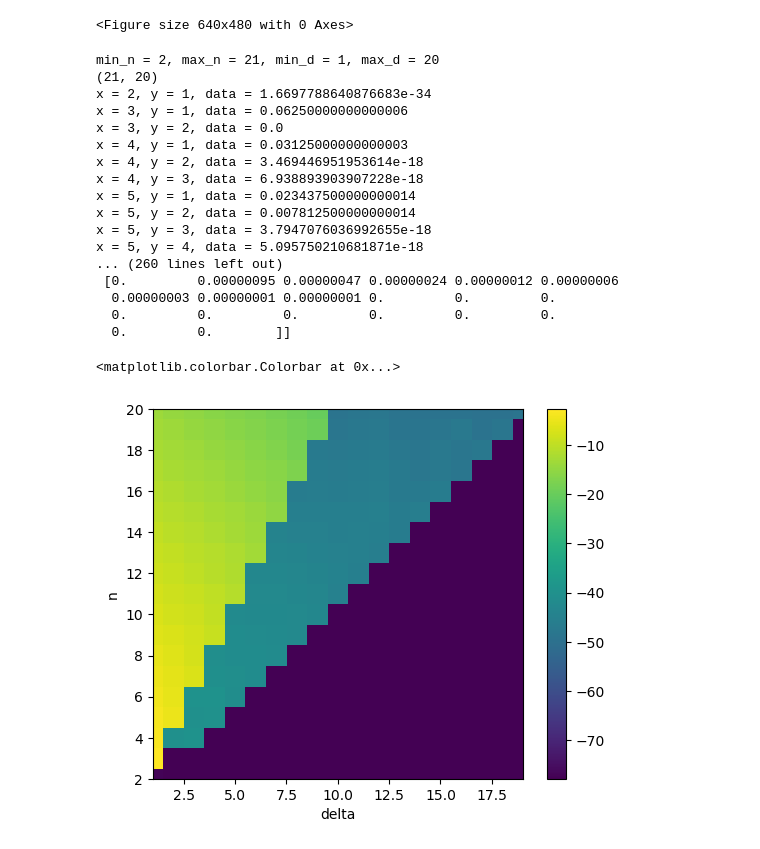
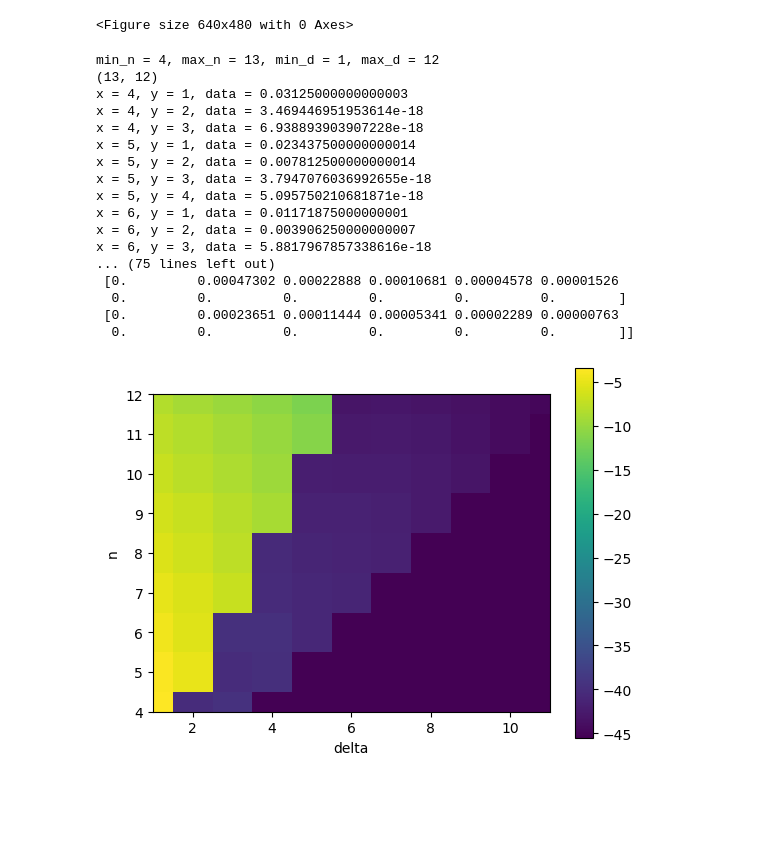
Before and after one commit to JuliuszSyrewicz/quantumFactorization, a Jupyter notebook: QFT.ipynb, the cells around one changed output. Saved outputs shown, nothing was run; the diff lists cells and outputs as text; code cells hidden in the pictures; blank space fills up the shorter version.

```diff
--- a/QFT.ipynb
+++ b/QFT.ipynb
@@ -169,56 +48,24 @@ ac.draw(output="mpl", fold=-1)
 [figure]
 [figure]
 <Figure size 640x480 with 0 Axes>
-# %%
-from numpy import genfromtxt
-my_data = genfromtxt('txt/errors2-20.txt', delimiter=',')
-my_data = my_data[1:,:]
-
-max_n = np.max(my_data[:, 0]).astype(int) + 1
-max_d = np.max(my_data[:, 1]).astype(int) + 1
-min_n = np.min(my_data[:, 0]).astype(int)
-min_d = np.min(my_data[:, 1]).astype(int)
-
-print("min_n = {}, max_n = {}, min_d = {}, max_d = {}".format(min_n, max_n, min_d, max_d))
-errors = np.zeros((max_n, max_d))# + sys.float_info.min
-print(errors.shape)
-
-for datum in my_data:
-    n = datum[0].astype(int)
-    d = datum[1].astype(int)
-    print("x = {}, y = {}, data = {}".format(n, d, datum[2]))
-    errors[n][d] = datum[2]
-
-# errors = errors[min_n:,min_d:]
-ma = errors[errors != 0]
-errors += np.min(ma)
-print(errors)
-plt.imshow(np.log(errors))
-ax = plt.gca()
-ax.invert_yaxis()
-ax.set_ylim(min_n, max_n - 1)
-ax.set_ylabel("n")
-ax.set_xlim(min_d, max_d - 1)
-ax.set_xlabel("delta")
-
-plt.colorbar()
-# %% [output]
-min_n = 2, max_n = 21, min_d = 1, max_d = 20
-(21, 20)
-x = 2, y = 1, data = 1.6697788640876683e-34
-x = 3, y = 1, data = 0.06250000000000006
-x = 3, y = 2, data = 0.0
-x = 4, y = 1, data = 0.03125000000000003
-x = 4, y = 2, data = 3.469446951953614e-18
-x = 4, y = 3, data = 6.938893903907228e-18
-x = 5, y = 1, data = 0.023437500000000014
-x = 5, y = 2, data = 0.007812500000000014
-x = 5, y = 3, data = 3.7947076036992655e-18
-x = 5, y = 4, data = 5.095750210681871e-18
-... (260 lines left out)
- [0.         0.00000095 0.00000047 0.00000024 0.00000012 0.00000006
-  0.00000003 0.00000001 0.00000001 0.         0.         0.
-  0.         0.         0.         0.         0.         0.
-  0.         0.        ]]
-<matplotlib.colorbar.Colorbar at 0x...>
-[figure, removed]
+# %%
+plotErrorsFromFile("txt/errors4-12.txt")
+# %% [output]
+min_n = 4, max_n = 13, min_d = 1, max_d = 12
+(13, 12)
+x = 4, y = 1, data = 0.03125000000000003
+x = 4, y = 2, data = 3.469446951953614e-18
+x = 4, y = 3, data = 6.938893903907228e-18
+x = 5, y = 1, data = 0.023437500000000014
+x = 5, y = 2, data = 0.007812500000000014
+x = 5, y = 3, data = 3.7947076036992655e-18
+x = 5, y = 4, data = 5.095750210681871e-18
+x = 6, y = 1, data = 0.01171875000000001
+x = 6, y = 2, data = 0.003906250000000007
+x = 6, y = 3, data = 5.8817967857338616e-18
+... (75 lines left out)
+ [0.         0.00047302 0.00022888 0.00010681 0.00004578 0.00001526
+  0.         0.         0.         0.         0.         0.        ]
+ [0.         0.00023651 0.00011444 0.00005341 0.00002289 0.00000763
+  0.         0.         0.         0.         0.         0.        ]]
+[figure, added]
```
Also changed, not shown: parts of 7 cells of this notebook, 2 other files.
